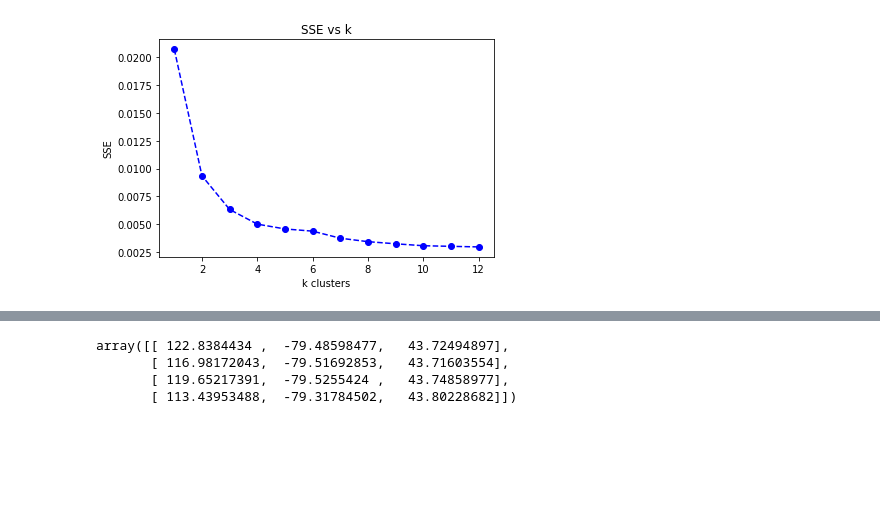
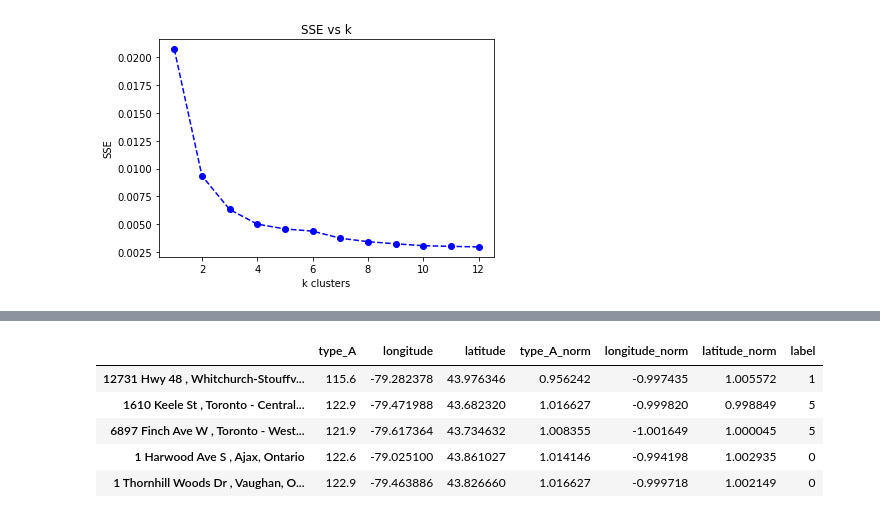
Before and after one commit to keithqu/dsp, a Jupyter notebook: gasprices/gas prices.ipynb, the cells around one changed output, grey strips where cells are left out. Cells and saved outputs as stored; diff of their text form; code cells hidden in the pictures; blank space fills up the shorter version.

```diff
--- a/gasprices/gas prices.ipynb
+++ b/gasprices/gas prices.ipynb
@@ -690,7 +687,11 @@ plt.legend()
-# %%
-centroids
-# %% [output]
-array([[ 122.8384434 ,  -79.48598477,   43.72494897],
-       [ 116.98172043,  -79.51692853,   43.71603554],
-       [ 119.65217391,  -79.5255424 ,   43.74858977],
-       [ 113.43953488,  -79.31784502,   43.80228682]])
+# %%
+cluster_df['label'] = km.labels_
+# %%
+cluster_df.head()
+# %% [output]
+|  | type_A | longitude | latitude | type_A_norm | longitude_norm | latitude_norm | label |
+| 12731 Hwy 48 , Whitchurch-Stouffv... | 115.6 | -79.282378 | 43.976346 | 0.956242 | -0.997435 | 1.005572 | 1 |
+| 1610 Keele St , Toronto - Central... | 122.9 | -79.471988 | 43.682320 | 1.016627 | -0.999820 | 0.998849 | 5 |
+| 6897 Finch Ave W , Toronto - West... | 121.9 | -79.617364 | 43.734632 | 1.008355 | -1.001649 | 1.000045 | 5 |
+| 1 Harwood Ave S , Ajax, Ontario | 122.6 | -79.025100 | 43.861027 | 1.014146 | -0.994198 | 1.002935 | 0 |
+| 1 Thornhill Woods Dr , Vaughan, O... | 122.9 | -79.463886 | 43.826660 | 1.016627 | -0.999718 | 1.002149 | 0 |
```
Also changed, not shown: parts of 4 cells of this notebook, 1 other file.
